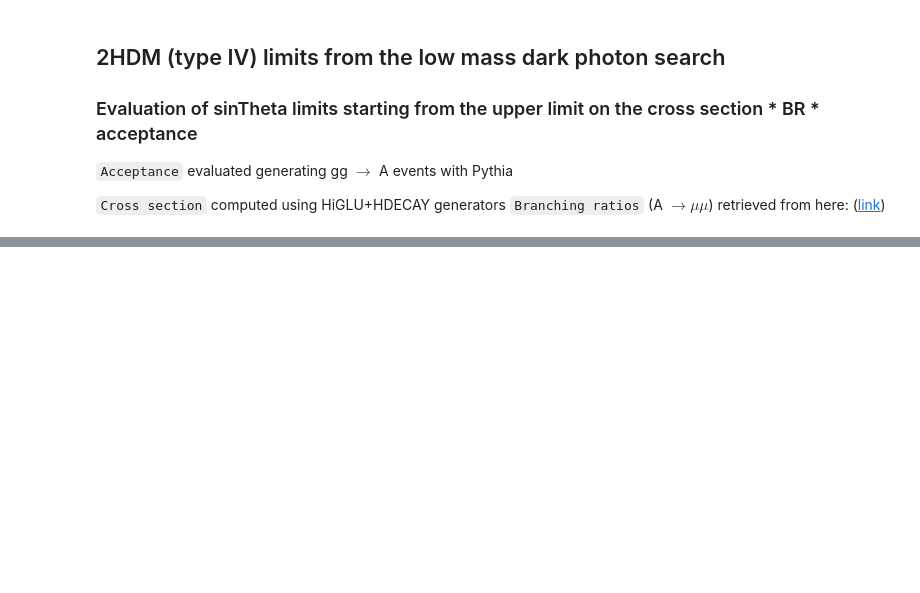
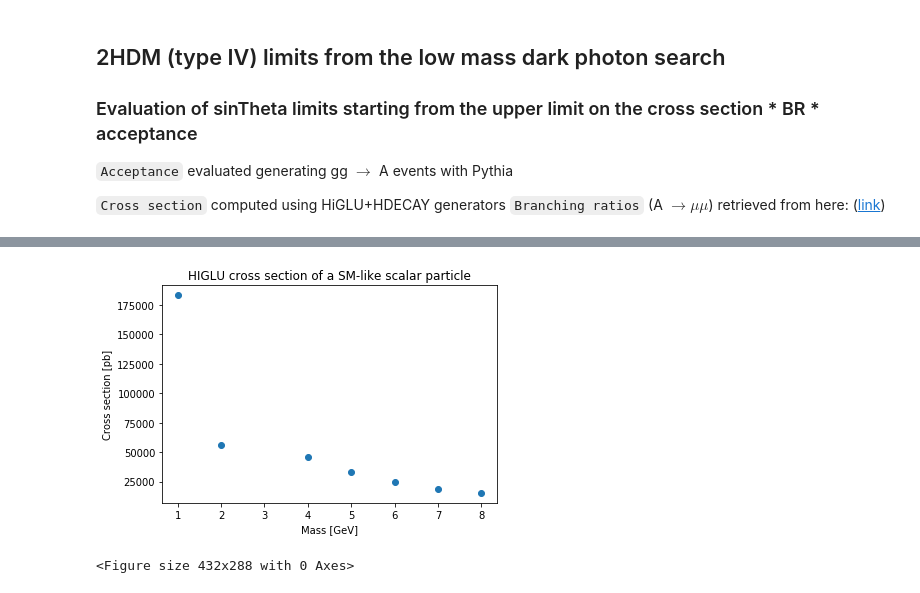
Before and after one commit to elfontan/2HDM_interpretation, a Jupyter notebook: senThetaLimits_2HDM_IV.ipynb, the cells around one changed output, grey strips where cells are left out. Drawn from its saved outputs; the diff is of its cells as text; code cells hidden in the pictures; blank space fills up the shorter version.

```diff
--- a/senThetaLimits_2HDM_IV.ipynb
+++ b/senThetaLimits_2HDM_IV.ipynb
@@ -44,0 +112,36 @@ senTheta_limit
+# %%
+# CROSS SECTION
+
+# Philip's Python Interface
+#xsec_higlu_1 = [ 34950.2, 25042.8, 15118.9, 14845.8, 14620.2, 13521.5, 13100.8, 11115.4, 9126.8, 7702.1, 6750.3, 1998.8 ]
+
+# HiGLU standalone
+mass_red = np.array([1., 2., 4., 5., 6., 7., 8.])
+#xsec_higlu_1 = np.array([183357., 55940.7, 45607.8, 32940.1, 24445.4, 18944.6, 15327.4, 3674.1])
+xsec_higlu_1 = np.array([183357., 55940.7, 45607.8, 32940.1, 24445.4, 18944.6, 15327.4])
+
+#p_xsec = polyfit(mass_red, xsec_higlu_1, 5)
+#print(p_xsec)
+#x_xsec = linspace(1,8)
+#f_xsec = polyval(p_xsec, x_xsec)
+##plt.plot(mass_red, xsec_higlu_1, 'o')
+#plt.plot(x_xsec, f_xsec, 'r--')
+
+#log_y_xsec = np.log(xsec_higlu_1)
+#curve_fit = np.polyfit(mass_red, log_y_xsec, 2)
+#print(curve_fit)
+#y = np.exp(11.42584343) * np.exp(-0.1778358*mass)
+#plt.plot(mass, xsec_higlu_1, "o")
+#plt.plot(mass, y)
+
+plt.scatter(mass_red, xsec_higlu_1)
+#plt.plot(mass, 286080.7*exp(-0.54513*mass), '--k')
+plt.xlabel('Mass [GeV]')
+plt.ylabel('Cross section [pb]')
+plt.title("HIGLU cross section of a SM-like scalar particle")
+plt.show()
+plt.savefig('xsec_red.pdf')
+plt.savefig('xsec_red.png')
+# %% [output]
+[figure, added]
+<Figure size 432x288 with 0 Axes>
```
Also changed, not shown: parts of 7 cells of this notebook.
